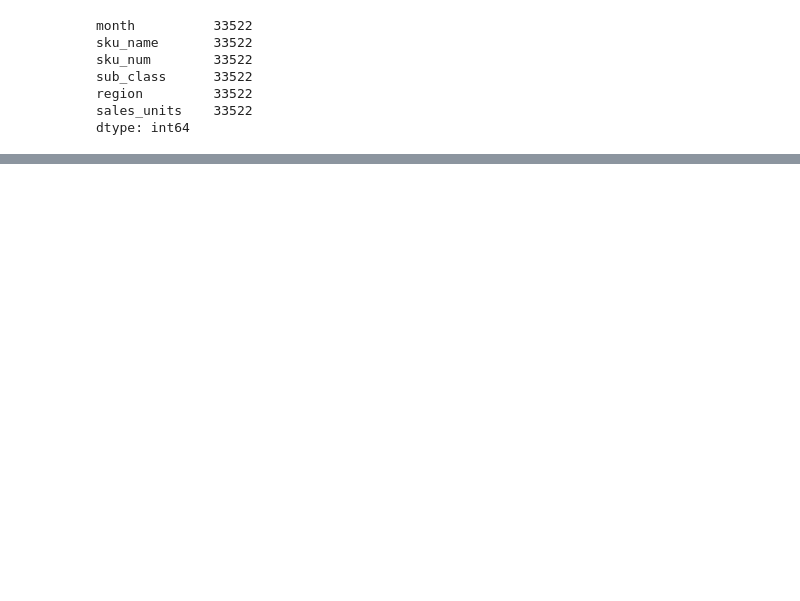
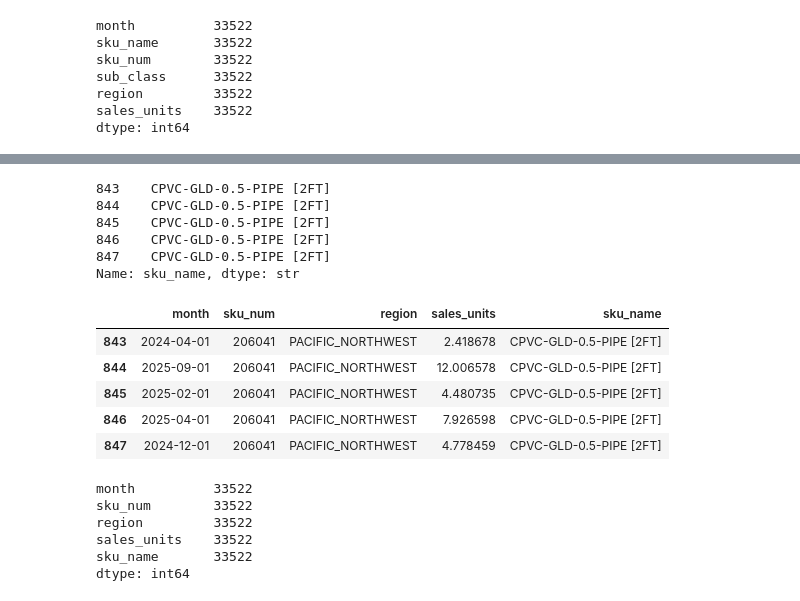
Before and after one commit to Tobywooo/advanced_business_analytics, a Jupyter notebook: sku_level_transform.ipynb, the cells around one changed output, grey strips where cells are left out. Saved outputs shown, nothing was run; the diff lists cells and outputs as text; code cells hidden in the pictures; blank space fills up the shorter version.

```diff
--- a/sku_level_transform.ipynb
+++ b/sku_level_transform.ipynb
@@ -123,0 +150,46 @@ dtype: int64
+# %%
+sku_map = {
+    '3/4_SCH_40_90_DEG_ELBOW_SXS_35_PK': 'PVC-ELB90-0.75-S40-SXS [35pk]',
+    '3/4_SIDE_OUTLET_90_DEGREE_SOCKET': 'PVC-S-ELB90-0.75-SOC',
+    '3/4_SCH_40_TEE_SXSXS_(20_PACK)': 'PVC-TEE-0.75-S40-SXSXS [20pk]',
+    '3/4_PVC_COUPLING_DEEP_SOCKET_SXS': 'PVC-CPL-0.75-DS-SXS',
+    '11/4X2FT_PVC_SCH_40_PIPE': 'PVC-PIPE-1.25-S40 [2FT]',
+    '3/4_SCH_40_COUPLING_SXS_(25_PACK)': 'PVC-CPL-0.75-S40-SXS [25pk]',
+    '1_PVC_SIDE_OUTLET90_DEG_ELBOW_SXSXS': 'PVC-S-ELB90-1.0-SXSXS',
+    '3/4_PVC_RUNNING_TRAP_SPGXSPG': 'PVC-TRP-0.75-SPG-SPG',
+    '1/2X2_FLOWGUARD_GOLD_CPVC': 'CPVC-GLD-0.5-PIPE [2FT]',
+    '11/2X2_PVC_MALE_ADAPTER_MPTXS': 'PVC-ADP-1.5x2-MPT-SOC'
+}
+
+df_masked['sku_name_masked'] = df_masked['sku_name'].map(sku_map)
+
+df_masked = df_masked.drop(columns=['sku_name'])
+
+df_masked = df_masked.rename(columns={'sku_name_masked': 'sku_name'})
+
+print(df_masked['sku_name'].head())
+# %% [output]
+843    CPVC-GLD-0.5-PIPE [2FT]
+844    CPVC-GLD-0.5-PIPE [2FT]
+845    CPVC-GLD-0.5-PIPE [2FT]
+846    CPVC-GLD-0.5-PIPE [2FT]
+847    CPVC-GLD-0.5-PIPE [2FT]
+Name: sku_name, dtype: str
+# %%
+df_masked.head()
+# %% [output]
+|  | month | sku_num | region | sales_units | sku_name |
+| 843 | 2024-04-01 | 206041 | PACIFIC_NORTHWEST | 2.418678 | CPVC-GLD-0.5-PIPE [2FT] |
+| 844 | 2025-09-01 | 206041 | PACIFIC_NORTHWEST | 12.006578 | CPVC-GLD-0.5-PIPE [2FT] |
+| 845 | 2025-02-01 | 206041 | PACIFIC_NORTHWEST | 4.480735 | CPVC-GLD-0.5-PIPE [2FT] |
+| 846 | 2025-04-01 | 206041 | PACIFIC_NORTHWEST | 7.926598 | CPVC-GLD-0.5-PIPE [2FT] |
+| 847 | 2024-12-01 | 206041 | PACIFIC_NORTHWEST | 4.778459 | CPVC-GLD-0.5-PIPE [2FT] |
+# %%
+df_masked.count()
+# %% [output]
+month          33522
+sku_num        33522
+region         33522
+sales_units    33522
+sku_name       33522
+dtype: int64
```
Also changed, not shown: parts of 6 cells of this notebook.
